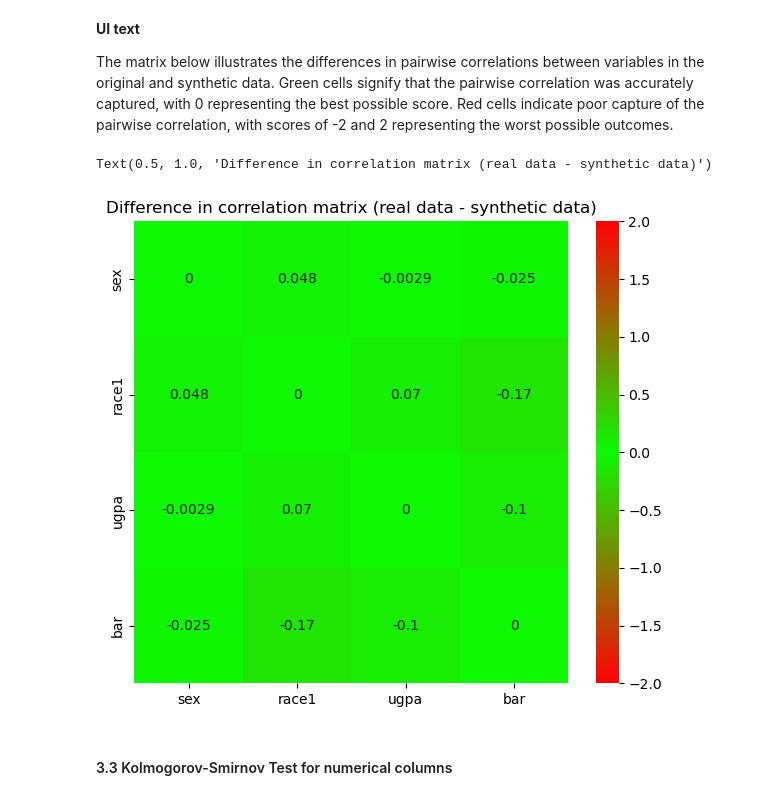
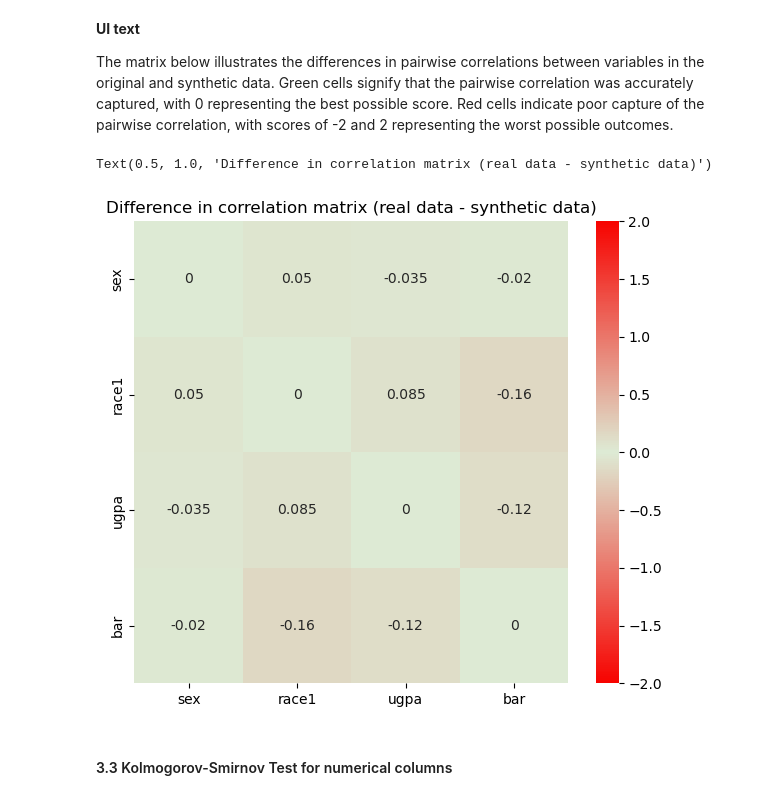
Before and after one commit to NGO-Algorithm-Audit/local-first-web-tool, a Jupyter notebook: notebooks/GC_LawSchoolAdmissionBar.ipynb, the cells around one changed output. Drawn from its saved outputs; the diff is of its cells as text; code cells hidden in the pictures.

```diff
--- a/notebooks/GC_LawSchoolAdmissionBar.ipynb
+++ b/notebooks/GC_LawSchoolAdmissionBar.ipynb
@@ -192,4 +198,4 @@ synthesizer = GaussianCopulaSynthesizer()
 synthesizer.fit(real_data)
 # %%
 # Generate synthetic data
-synth_data = synthesizer.sample(1000)
+synth_data = synthesizer.sample(real_data.shape[0])
@@ -223,17 +245,17 @@ The matrix below illustrates the differences in pairwise correlations between va
 # %%
 plt.figure(figsize=(7, 6))
 
 # Plot correlation matrix for real_data
 
 # Define custom colormap
-cmap = LinearSegmentedColormap.from_list('custom_cmap', ['#ff0104', '#0cf902', '#ff0104'])
+cmap = LinearSegmentedColormap.from_list('custom_cmap', ['#f70300', '#ddebd5', '#f70300'])
 
 # Plot correlation matrix for real_data
 sns.heatmap(real_data.corr()-synth_data.corr(), annot=True, cmap=cmap, vmin=-2, vmax=2)
 plt.title('Difference in correlation matrix (real data - synthetic data)')
 # %% [output]
 Text(0.5, 1.0, 'Difference in correlation matrix (real data - synthetic data)')
-[figure, old version]
+[figure, new version]
 # %% [markdown]
 #### 3.3 Kolmogorov-Smirnov Test for numerical columns
 # %% [markdown]
```
Also changed, not shown: parts of 14 cells of this notebook, 1 other file.
